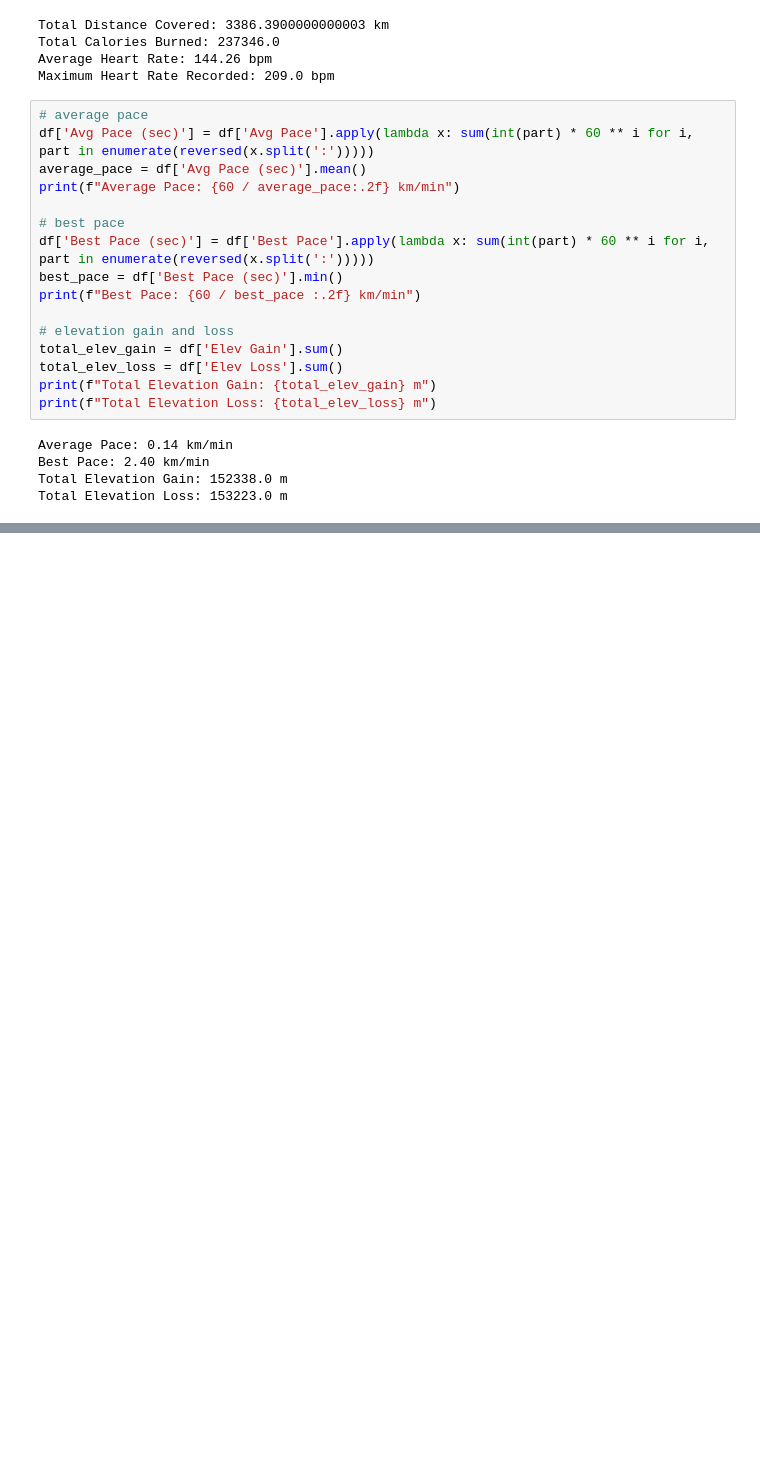
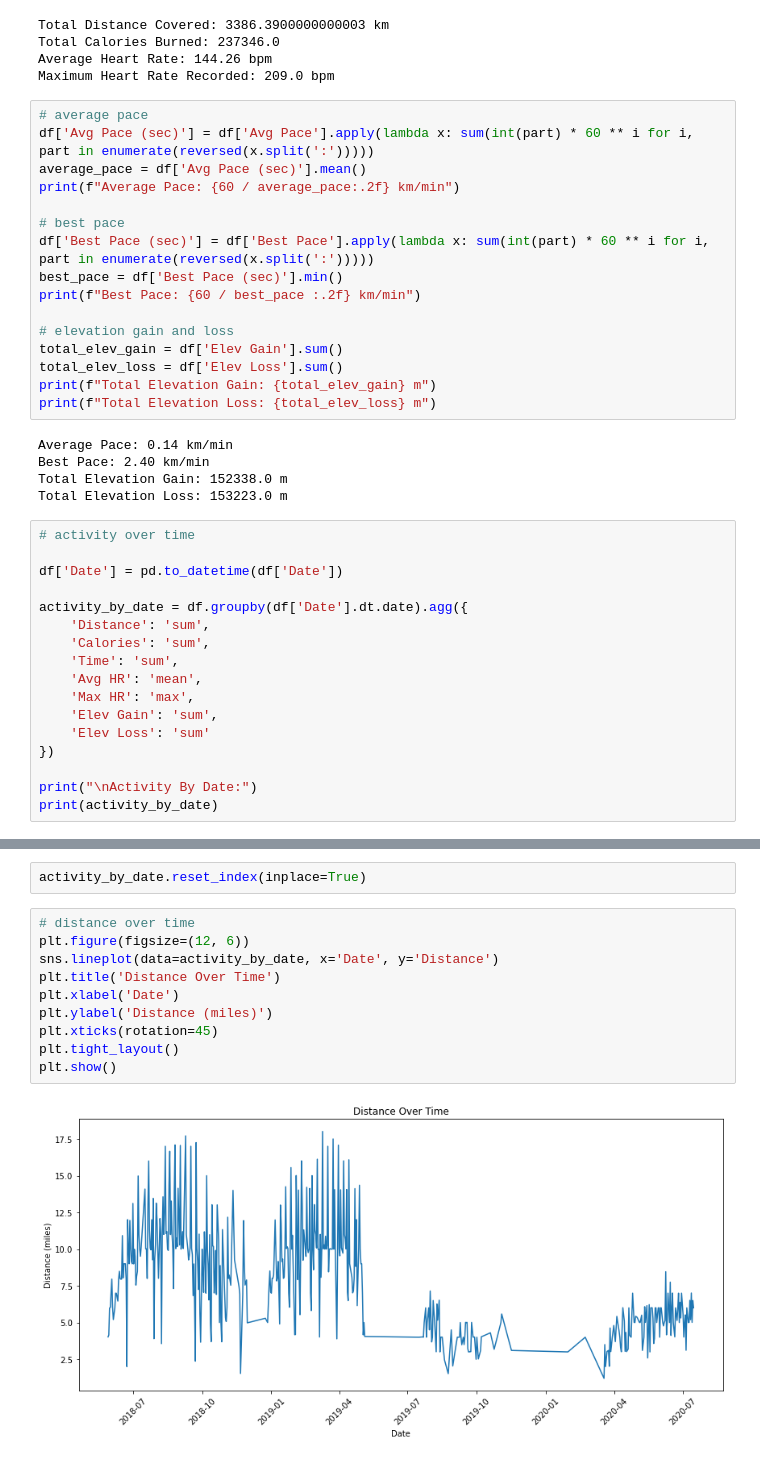
Before and after one commit to bladealec/runningnlog_insights, a Jupyter notebook: insights.ipynb, the cells around one changed output, grey strips where cells are left out. Saved outputs shown, nothing was run; the diff lists cells and outputs as text; blank space fills up the shorter version.

Commit message:
added visuals

```diff
--- a/insights.ipynb
+++ b/insights.ipynb
@@ -126,3 +128,20 @@ Average Pace: 0.14 km/min
 Best Pace: 2.40 km/min
 Total Elevation Gain: 152338.0 m
 Total Elevation Loss: 153223.0 m
+# %%
+# activity over time
+
+df['Date'] = pd.to_datetime(df['Date'])
+
+activity_by_date = df.groupby(df['Date'].dt.date).agg({
+    'Distance': 'sum',
+    'Calories': 'sum',
+    'Time': 'sum',
+    'Avg HR': 'mean',
+    'Max HR': 'max',
+    'Elev Gain': 'sum',
+    'Elev Loss': 'sum'
+})
+
+print("\nActivity By Date:")
+print(activity_by_date)
@@ -128,0 +165,14 @@ Total Elevation Loss: 153223.0 m
+# %%
+activity_by_date.reset_index(inplace=True)
+# %%
+# distance over time
+plt.figure(figsize=(12, 6))
+sns.lineplot(data=activity_by_date, x='Date', y='Distance')
+plt.title('Distance Over Time')
+plt.xlabel('Date')
+plt.ylabel('Distance (miles)')
+plt.xticks(rotation=45)
+plt.tight_layout()
+plt.show()
+# %% [output]
+[figure, added]
```
Also changed, not shown: parts of 6 cells of this notebook.
